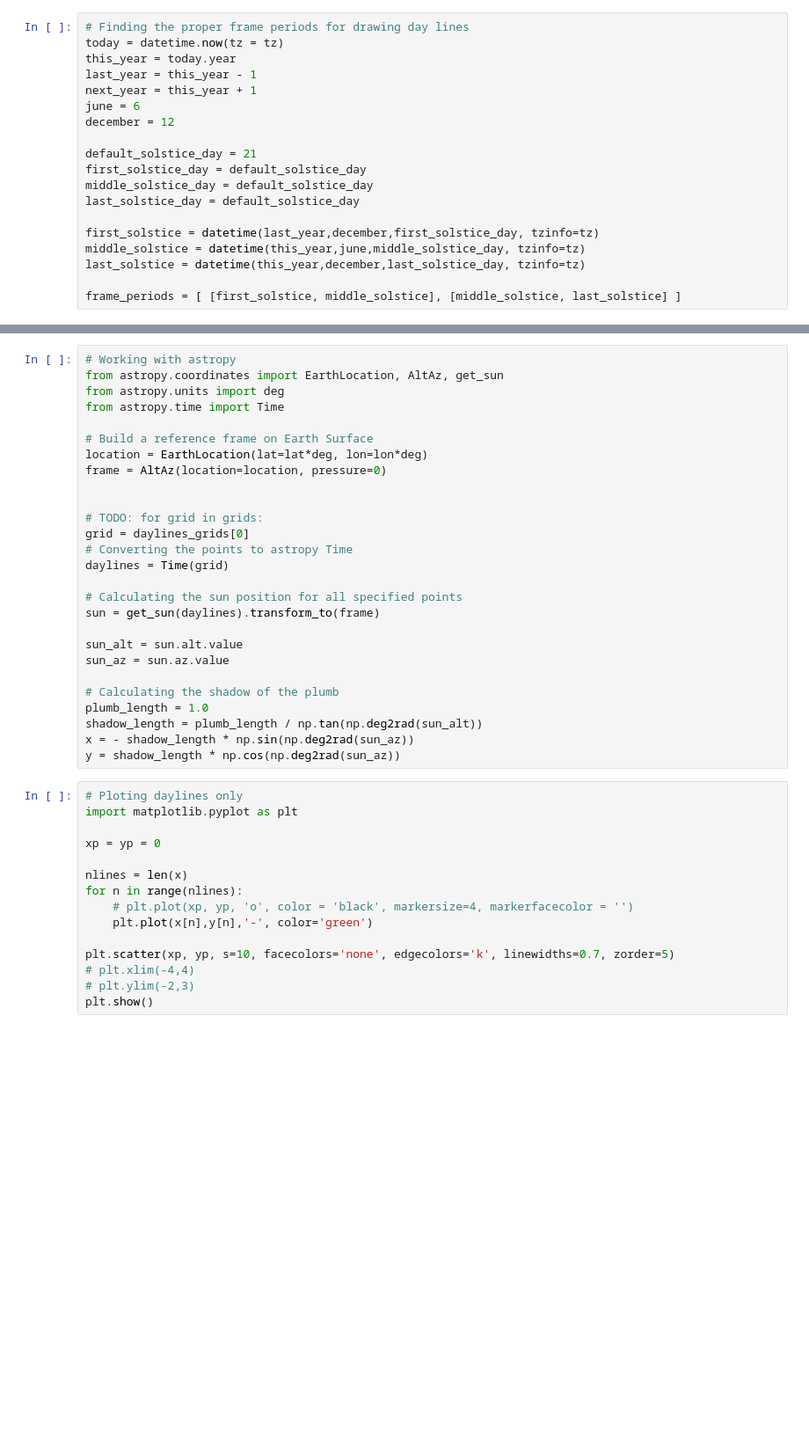
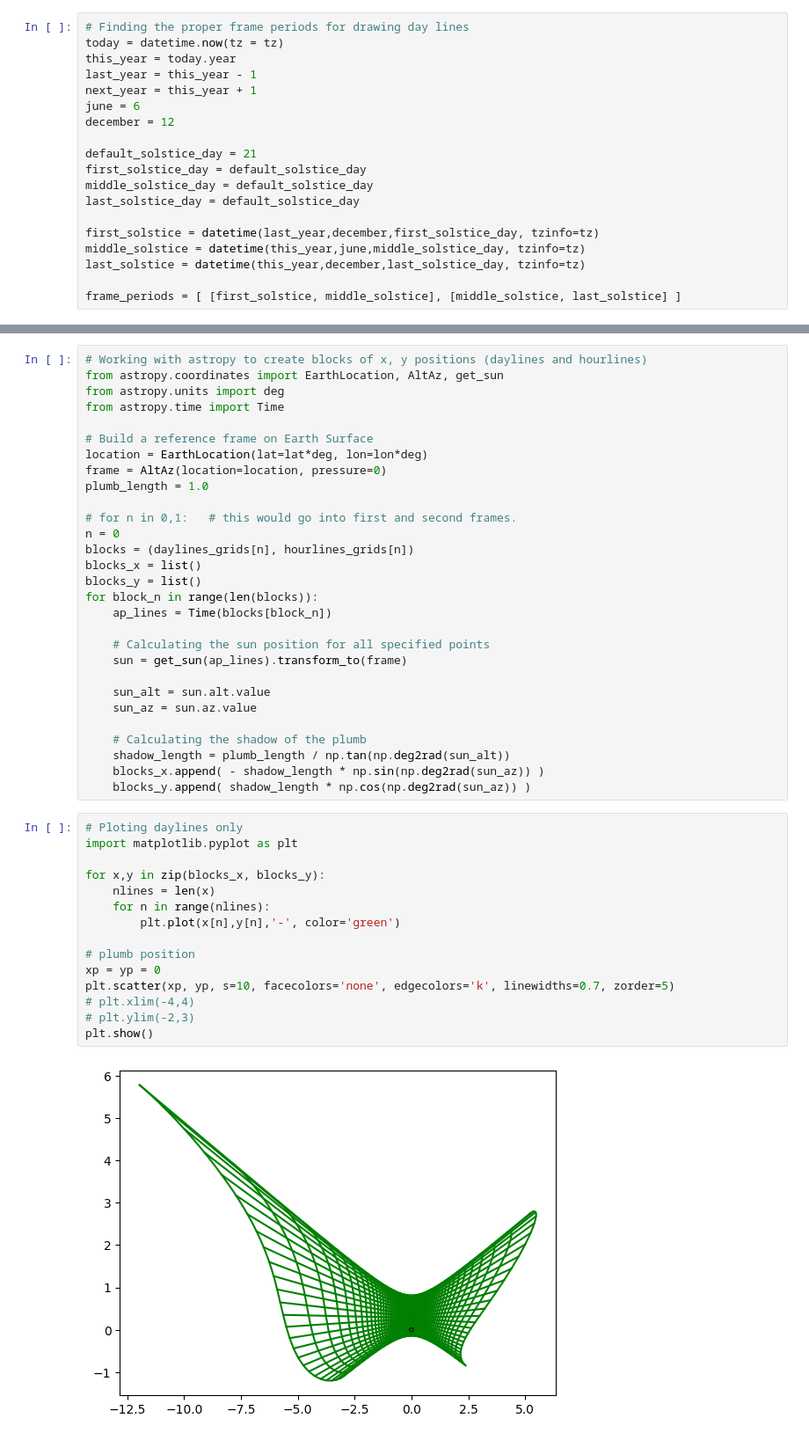
Before and after one commit to aureliobarbosa/accuratum, a Jupyter notebook: accuratum/notebooks/accuratum.ipynb, the cells around one changed output, grey strips where cells are left out. Shown at 88% size. Drawn from its saved outputs; the diff is of its cells as text; blank space fills up the shorter version.

```diff
--- a/accuratum/notebooks/accuratum.ipynb
+++ b/accuratum/notebooks/accuratum.ipynb
@@ -127,5 +126,5 @@ for frame_period in frame_periods:
 # %%
-# Working with astropy
+# Working with astropy to create blocks of x, y positions (daylines and hourlines)
 from astropy.coordinates import EarthLocation, AltAz, get_sun
 from astropy.units import deg
 from astropy.time import Time
@@ -133,36 +132,40 @@ from astropy.time import Time
 # Build a reference frame on Earth Surface
 location = EarthLocation(lat=lat*deg, lon=lon*deg)
 frame = AltAz(location=location, pressure=0)
+plumb_length = 1.0
 
+# for n in 0,1:   # this would go into first and second frames.
+n = 0
+blocks = (daylines_grids[n], hourlines_grids[n])
+blocks_x = list()
+blocks_y = list()
+for block_n in range(len(blocks)):
+    ap_lines = Time(blocks[block_n])
 
-# TODO: for grid in grids:
-grid = daylines_grids[0]
-# Converting the points to astropy Time
-daylines = Time(grid)
+    # Calculating the sun position for all specified points
+    sun = get_sun(ap_lines).transform_to(frame)
 
-# Calculating the sun position for all specified points
-sun = get_sun(daylines).transform_to(frame)
+    sun_alt = sun.alt.value
+    sun_az = sun.az.value
 
-sun_alt = sun.alt.value
-sun_az = sun.az.value
-
-# Calculating the shadow of the plumb
-plumb_length = 1.0
-shadow_length = plumb_length / np.tan(np.deg2rad(sun_alt))
-x = - shadow_length * np.sin(np.deg2rad(sun_az))
-y = shadow_length * np.cos(np.deg2rad(sun_az))
+    # Calculating the shadow of the plumb
+    shadow_length = plumb_length / np.tan(np.deg2rad(sun_alt))
+    blocks_x.append( - shadow_length * np.sin(np.deg2rad(sun_az)) )
+    blocks_y.append( shadow_length * np.cos(np.deg2rad(sun_az)) )
 # %%
 # Ploting daylines only
 import matplotlib.pyplot as plt
 
+for x,y in zip(blocks_x, blocks_y):
+    nlines = len(x)
+    for n in range(nlines):
+        plt.plot(x[n],y[n],'-', color='green')
+
+# plumb position
 xp = yp = 0
-
-nlines = len(x)
-for n in range(nlines):
-    # plt.plot(xp, yp, 'o', color = 'black', markersize=4, markerfacecolor = '')
-    plt.plot(x[n],y[n],'-', color='green')
-
 plt.scatter(xp, yp, s=10, facecolors='none', edgecolors='k', linewidths=0.7, zorder=5)
 # plt.xlim(-4,4)
 # plt.ylim(-2,3)
 plt.show()
+# %% [output]
+[figure, added]
```
Also changed, not shown: parts of 5 cells of this notebook.
